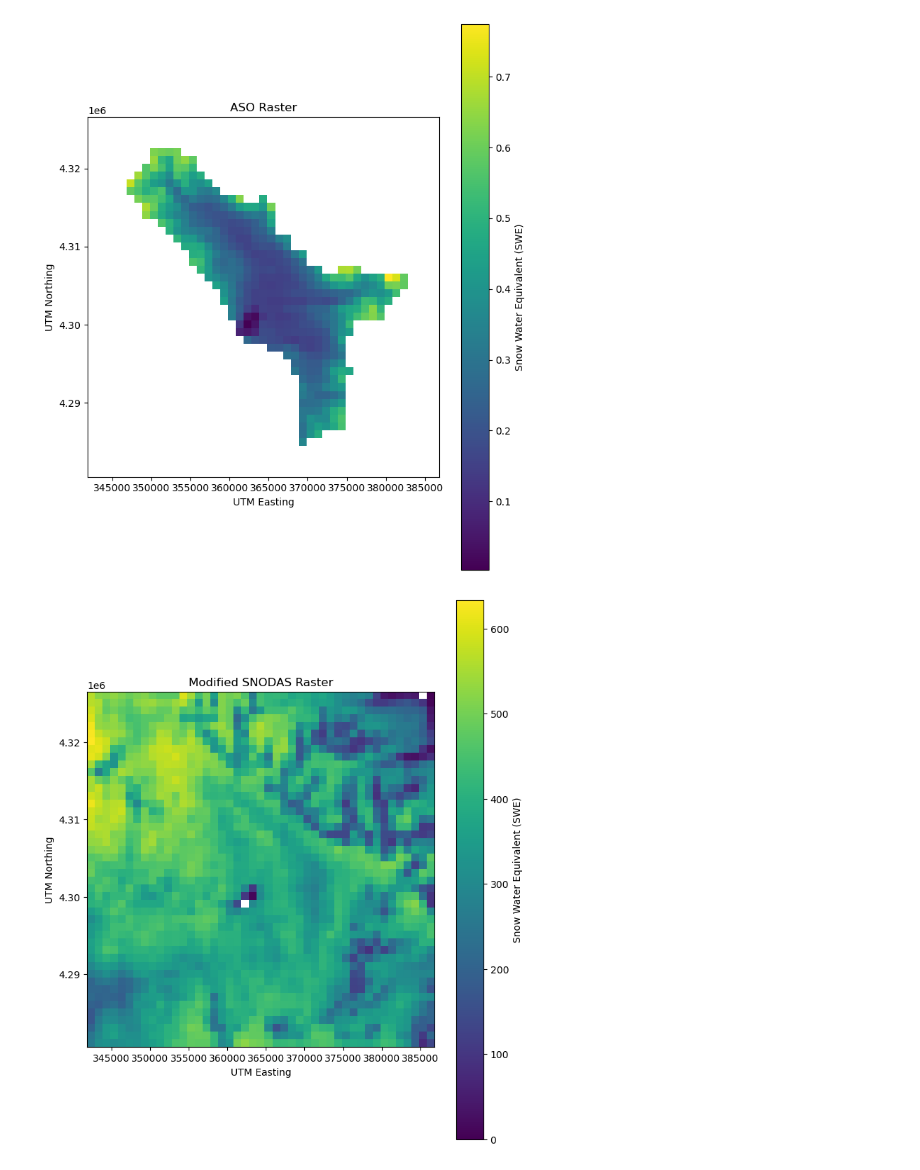
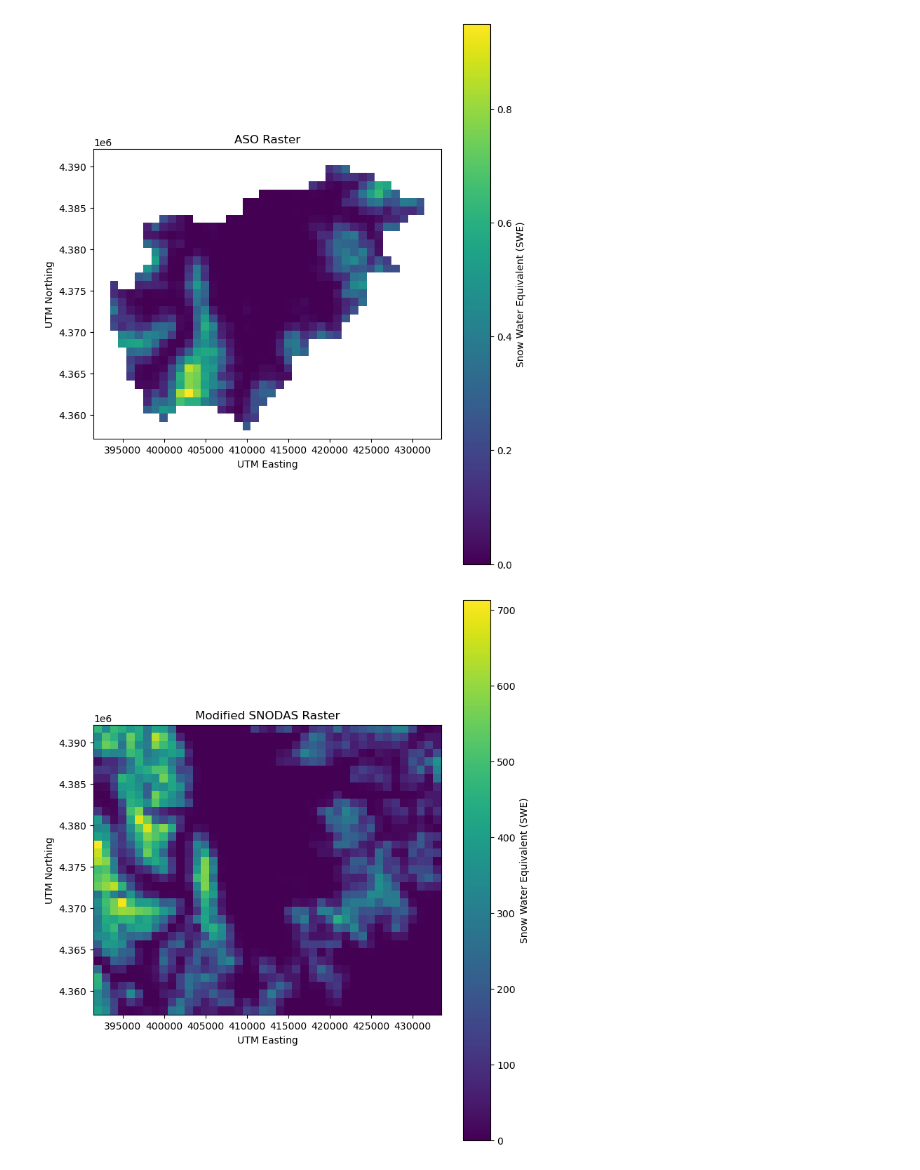
Before and after one commit to eritchie4599/Modeled-vs-Observed-Snow-Depth, a Jupyter notebook: ASO_SNODAS_comp.ipynb, the cells around one changed output. Cells and saved outputs as stored; diff of their text form; code cells hidden in the pictures.

```diff
--- a/ASO_SNODAS_comp.ipynb
+++ b/ASO_SNODAS_comp.ipynb
@@ -82,10 +82,10 @@ resample_raster(input_filepath, output_filepath, target_resolution)
 Presenting ASO and SNODAS rasters in the same extent and projection
 '''
 #Path to the first raster (in UTM)
-aso_raster_path = 'Reproj_rasters_asocomp/ASO_USCOGT_20190408_resampled_raster.tif'  # Update this with the path to your UTM ASO raster
+aso_raster_path = 'Modeled-vs-Observed-Snow-Depth/Reproj_rasters_asocomp/ASO_USCOBR_20190624_resampled_raster.tif'  # Update this with the path to your UTM ASO raster
 
 # Path to the second raster
-snodas_raster_path = 'SNODAS_tiffs/2019/Apr/us_swe_20190408_.tif'  # Update this with the path to your second (SNODAS) raster
+snodas_raster_path = 'SNODAS_tiffs/2019/Jun/us_swe_20190624_.tif'  # Update this with the path to your second (SNODAS) raster
 
 figsize=(8,10)
 
@@ -123,36 +123,36 @@ with rasterio.open(snodas_raster_path) as snodas_src:
         dst_crs=aso_crs,
         resampling=Resampling.bilinear
     )
 
     # Mask -9999 values in reprojected data
     reprojected_data_masked = np.where(reprojected_data == -9999, np.nan, reprojected_data)
 
     # Plot Modified SNODAS Raster
     plt.figure(figsize=figsize)
     plt.imshow(reprojected_data_masked, cmap='viridis', extent=aso_extent)
     plt.colorbar(label='Snow Water Equivalent (SWE)')
     plt.title('Modified SNODAS Raster')
     plt.xlabel('UTM Easting')
     plt.ylabel('UTM Northing')
     plt.show()
 
     # Save Modified SNODAS Raster
-    output_snodas_path = 'Reproj_rasters_asocomp/Snodas_USCOGT_20190408_clipped.tif'  # Define output filepath
+    output_snodas_path = 'Modeled-vs-Observed-Snow-Depth/Reproj_rasters_asocomp/Snodas_USCOBR_20190624_clipped.tif'  # Define output filepath
     with rasterio.open(
             output_snodas_path,
             'w',
             driver='GTiff',
             height=reprojected_data.shape[0],
             width=reprojected_data.shape[1],
             count=1,
             dtype=reprojected_data.dtype,
             crs=aso_crs,
             transform=aso_transform,
     ) as dst:
         dst.write(reprojected_data, 1)
 # %% [output]
-[figure, old version]
+[figure, new version]
-[figure, old version]
+[figure, new version]
 # %%
 '''
 function to find bounding box of aso raster. Needed for csv construction and meshgrid
```
Also changed, not shown: parts of 7 cells of this notebook.
